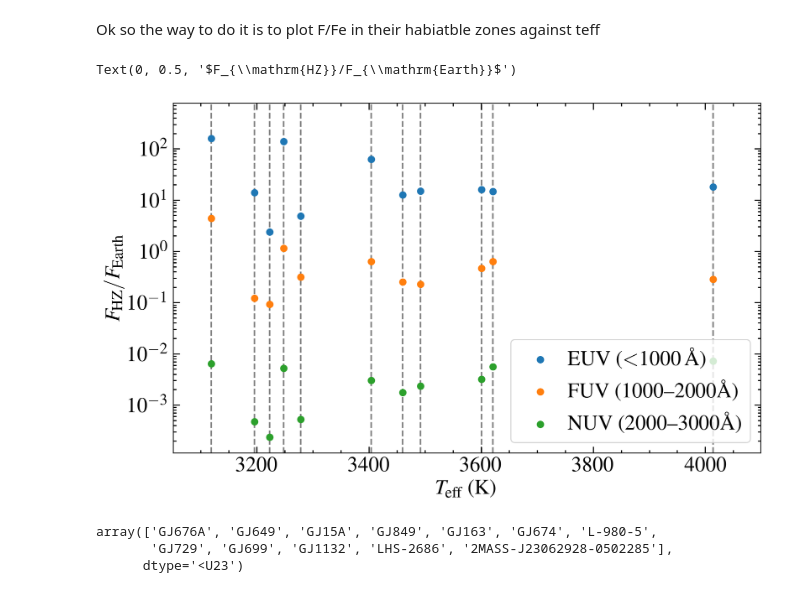
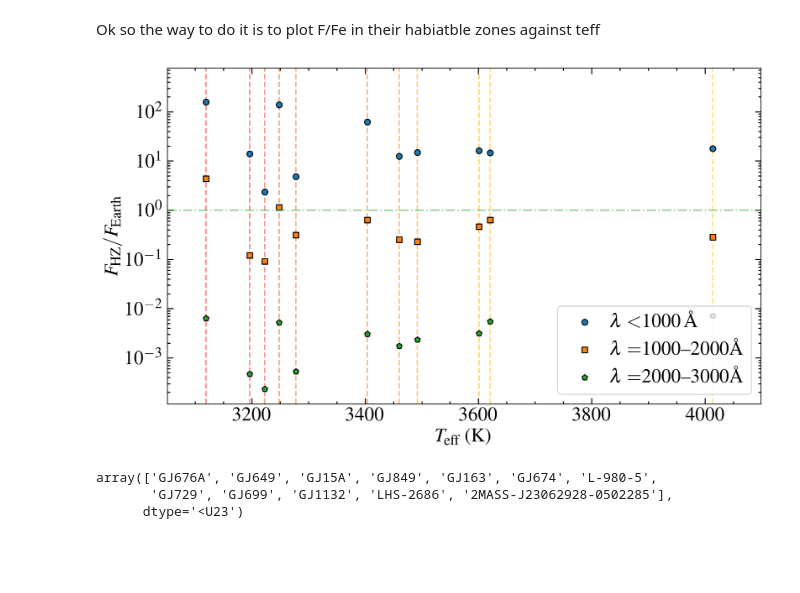
Before and after one commit to davidjwilson/SEDs, a Jupyter notebook: paper/assorted_plots.ipynb, the cells around one changed output. Cells and saved outputs as stored; diff of their text form; code cells hidden in the pictures; blank space fills up the shorter version.

Commit message:
stars and sun plot

```diff
--- a/paper/assorted_plots.ipynb
+++ b/paper/assorted_plots.ipynb
@@ -889,42 +892,45 @@ for teff in teffs_sort:
     lum = li(teff)
     hi = (lum/hz_ini(teff))**0.5
     ho = (lum/hz_outi(teff))**0.5
     hab_mid = np.mean([hi, ho])
     hab_mids.append(hab_mid)
 
 euv_ratio = []
 fuv_ratio = []
 nuv_ratio = []
 
 for i, star in enumerate(stars_sort):
     if star == '2MASS-J23062928-0502285':
         star = 'TRAPPIST-1'
 
     scale = (((d_stars[i]*u.pc).to(u.au))/hab_mids[i]*u.au)**2
     euv_ratio.append(euvs[i]*scale.value/euv_earth)
     fuv_ratio.append(fuvs[i]*scale.value/fuv_earth)
     nuv_ratio.append(nuvs[i]*scale.value/nuv_earth)
 
-ax.scatter(teffs_sort, euv_ratio, label='EUV ($<$1000\,\AA)')
-ax.scatter(teffs_sort, fuv_ratio, label = 'FUV (1000--2000\AA)')
-ax.scatter(teffs_sort, nuv_ratio,  label = 'NUV (2000--3000\AA)')
-
+ax.scatter(teffs_sort, euv_ratio, label=r'$\lambda <$1000\,\AA', marker='o', edgecolor='k')
+ax.scatter(teffs_sort, fuv_ratio, label = r'$\lambda = $1000--2000\AA', marker='s', edgecolor='k')
+ax.scatter(teffs_sort, nuv_ratio,  label = r'$\lambda = $2000--3000\AA', marker='p', edgecolor='k')
 ax.set_yscale('log')
 
 ax.legend(loc=4, frameon=True)
-
-for teff in teffs_sort:
-    ax.axvline(teff, ls='--', c='0.5', zorder=-1)
+cols = np.linspace(0, 0.8, 12)[::-1]
 
 
+for i, teff in enumerate(teffs_sort):
+    ax.axvline(teff, ls='--', c=plt.cm.autumn(cols[i]), zorder=-1, alpha=0.5)
+
+ax.axhline(1, ls='-.', c='C2', alpha =0.5)
 
 ax.set_xlim(3051, 4099)
 
 ax.set_xlabel('$T_{\mathrm{eff}}$ (K)')
 ax.set_ylabel('$F_{\mathrm{HZ}}/F_{\mathrm{Earth}}$')
+fig.tight_layout()
+
+fig.savefig('plots/hz_fluxes.pdf')
 # %% [output]
-Text(0, 0.5, '$F_{\\mathrm{HZ}}/F_{\\mathrm{Earth}}$')
-[figure, old version]
+[figure, new version]
 # %%
 stars_sort
 # %% [output]
```
Also changed, not shown: parts of 12 cells of this notebook, 1 other file.
